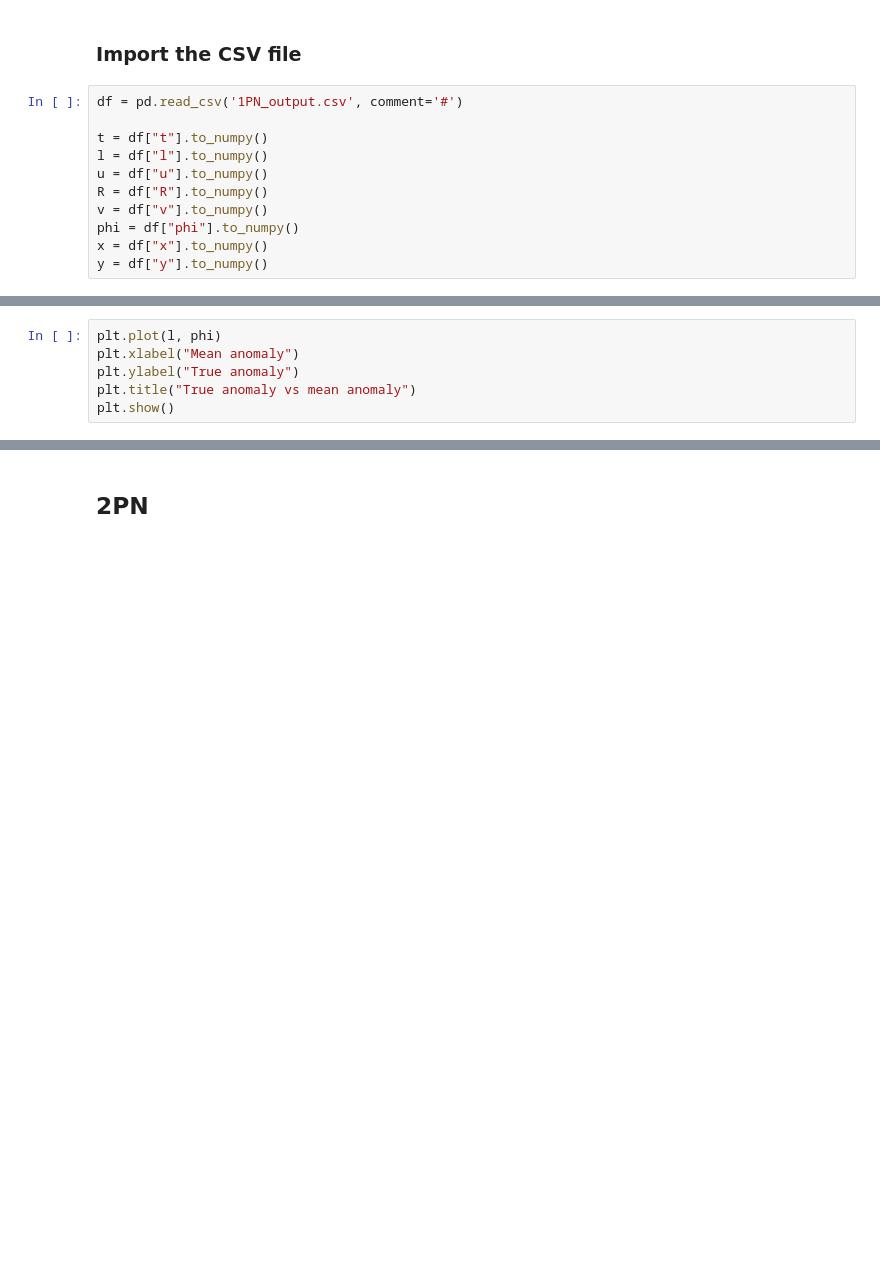
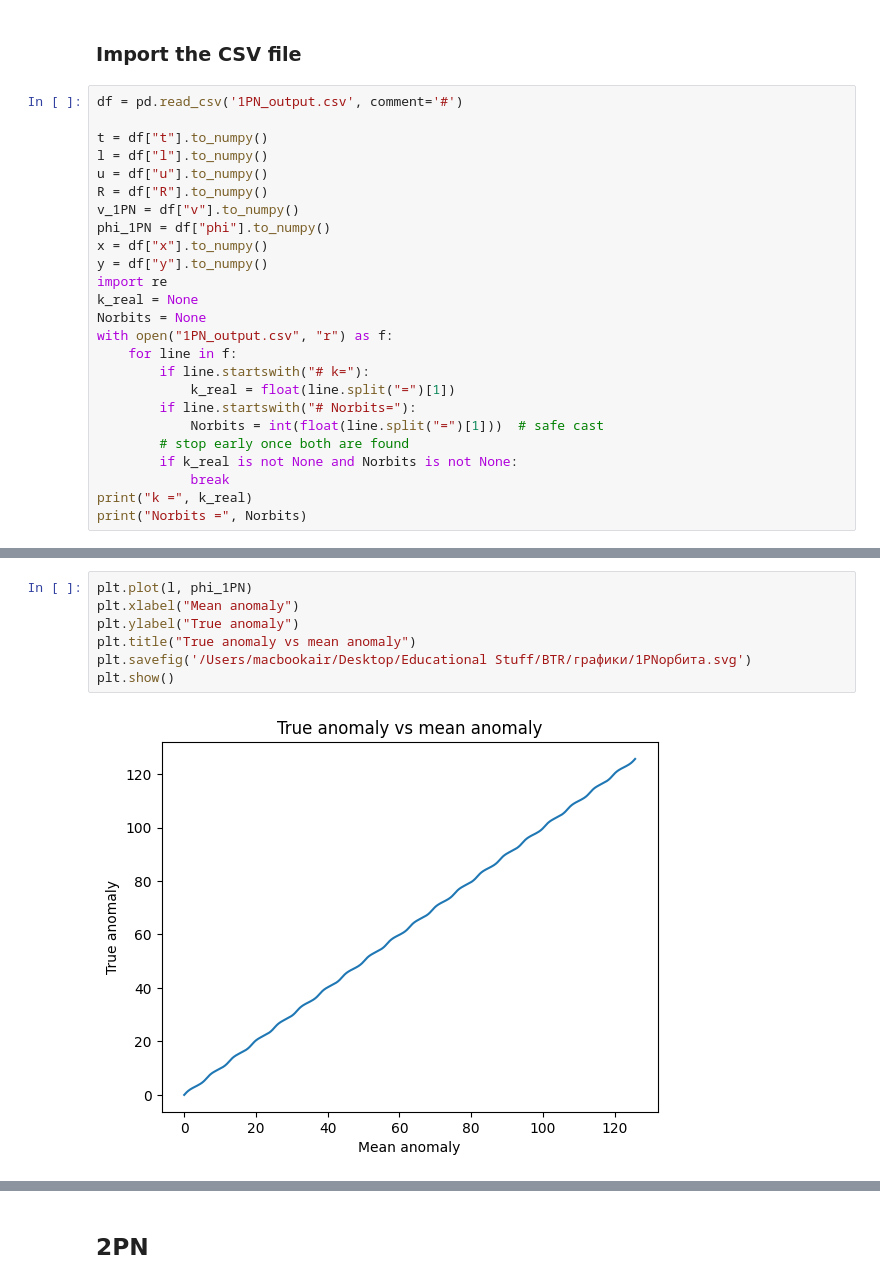
Before and after one commit to furbesco/BTR-Kepler-s-Problem, a Jupyter notebook: post-processing.ipynb, the cells around one changed output, grey strips where cells are left out. Saved outputs shown, nothing was run; the diff lists cells and outputs as text; blank space fills up the shorter version.

```diff
--- a/post-processing.ipynb
+++ b/post-processing.ipynb
@@ -47,7 +55,21 @@ t = df["t"].to_numpy()
 l = df["l"].to_numpy()
 u = df["u"].to_numpy()
 R = df["R"].to_numpy()
-v = df["v"].to_numpy()
-phi = df["phi"].to_numpy()
+v_1PN = df["v"].to_numpy()
+phi_1PN = df["phi"].to_numpy()
 x = df["x"].to_numpy()
 y = df["y"].to_numpy()
+import re
+k_real = None
+Norbits = None
+with open("1PN_output.csv", "r") as f:
+    for line in f:
+        if line.startswith("# k="):
+            k_real = float(line.split("=")[1])
+        if line.startswith("# Norbits="):
+            Norbits = int(float(line.split("=")[1]))  # safe cast
+        # stop early once both are found
+        if k_real is not None and Norbits is not None:
+            break
+print("k =", k_real)
+print("Norbits =", Norbits)
@@ -65,6 +93,9 @@ plt.show()
 # %%
-plt.plot(l, phi)
+plt.plot(l, phi_1PN)
 plt.xlabel("Mean anomaly")
 plt.ylabel("True anomaly")
 plt.title("True anomaly vs mean anomaly")
+plt.savefig('/Users/macbookair/Desktop/Educational Stuff/BTR/графики/1PNорбита.svg')
 plt.show()
+# %% [output]
+[figure, added]
```
Also changed, not shown: parts of 10 cells of this notebook, 2 other files.
